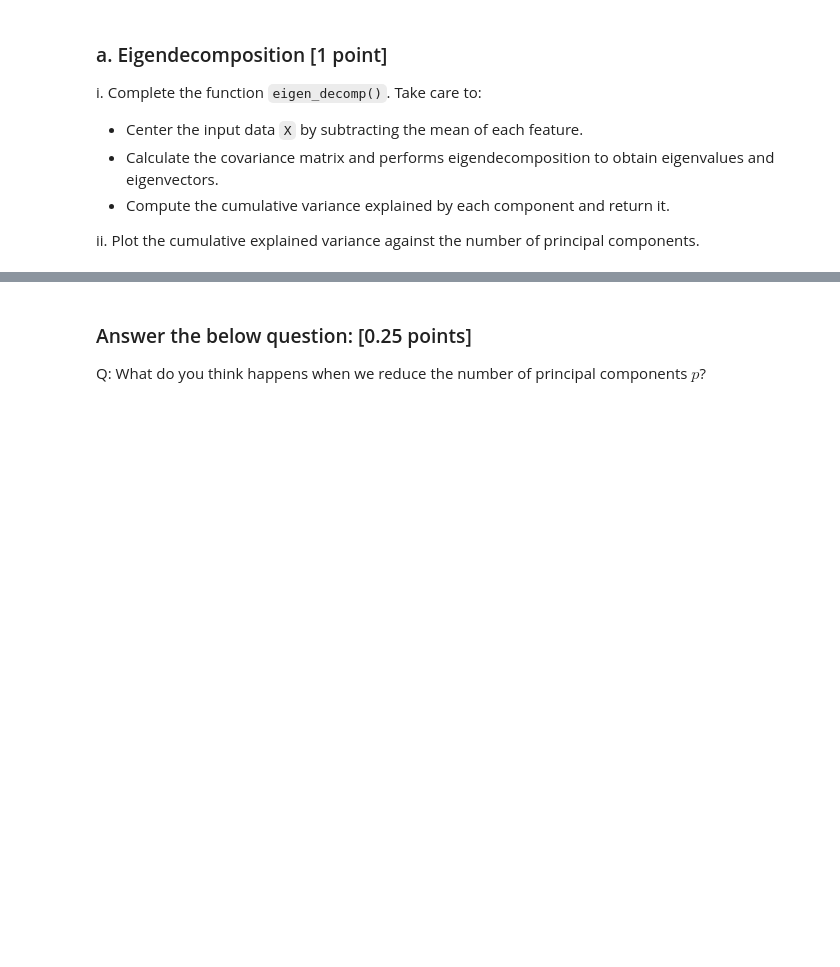
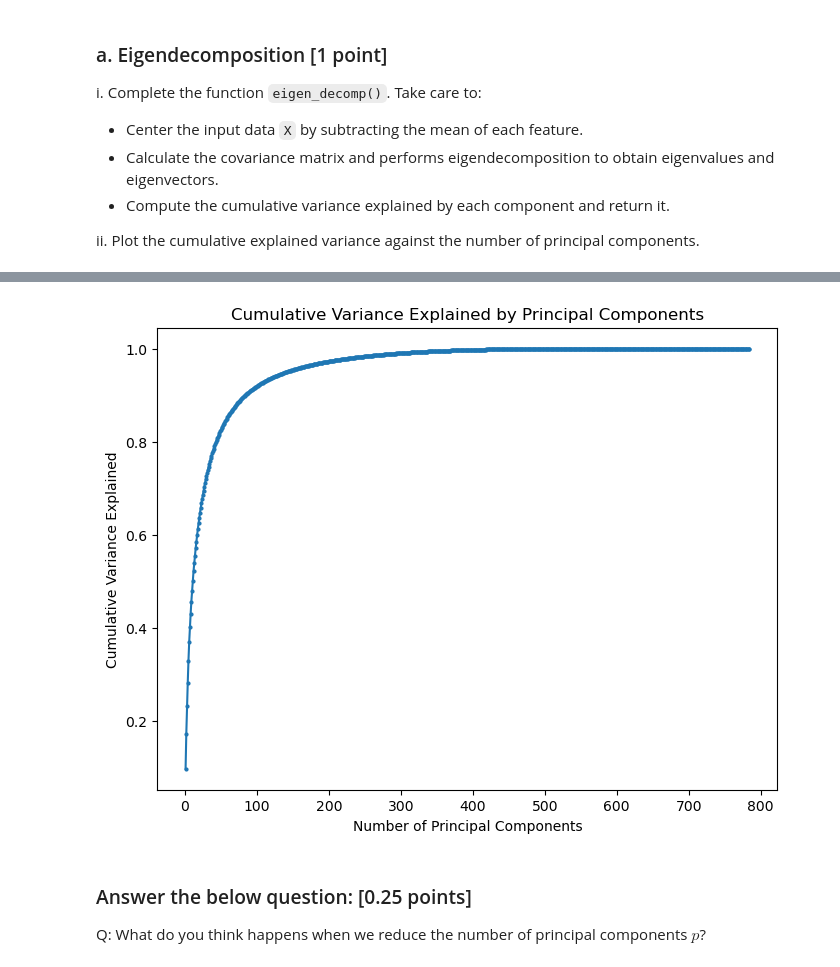
Before and after one commit to mobashirrahman/nnti, a Jupyter notebook: Assignment3/NNTI_Assignment3_(Q3.4).ipynb, the cells around one changed output, grey strips where cells are left out. Saved outputs shown, nothing was run; the diff lists cells and outputs as text; code cells hidden in the pictures; blank space fills up the shorter version.

```diff
--- a/Assignment3/NNTI_Assignment3_(Q3.4).ipynb
+++ b/Assignment3/NNTI_Assignment3_(Q3.4).ipynb
@@ -55,7 +91,7 @@ i.   Complete the function `eigen_decomp()`. Take care to:
 ii.   Plot the cumulative explained variance against the number of principal components.
 # %%
 def eigen_decomp(X):
-  """
+    """
     Performs eigendecomposition on the covariance matrix of the input data `X`.
 
     Args:
@@ -66,5 +102,26 @@ def eigen_decomp(X):
             - eigvals (torch.Tensor): Eigenvalues of the covariance matrix, representing variance explained by each principal component.
             - eigvecs (torch.Tensor): Eigenvectors of the covariance matrix, each representing a principal component direction.
             - cumulative_variance_explained (np.ndarray): Cumulative variance explained by each principal component, as a numpy array.
-  """
-  pass
+    """
+    # Center the data
+    X_centered = X - torch.mean(X, dim=0)
+
+    # Compute covariance matrix
+    covariance_matrix = torch.mm(X_centered.T, X_centered) / (X_centered.size(0) - 1)
+
+    # Perform eigendecomposition using symmetric eigendecomposition
+    eigvals, eigvecs = torch.linalg.eigh(covariance_matrix)
+
+    # Sort eigenvalues and eigenvectors in descending order
+    sorted_indices = torch.argsort(eigvals, descending=True)
+    eigvals = eigvals[sorted_indices]
+    eigvecs = eigvecs[:, sorted_indices]
+
+    # Compute cumulative variance explained
+    cumulative_variance = torch.cumsum(eigvals, dim=0)
+    total_variance = torch.sum(eigvals)
+    cumulative_variance_explained = (cumulative_variance / total_variance).numpy()
+
+    return eigvals, eigvecs, cumulative_variance_explained
+
+eigen_decomp(X)
@@ -76,3 +146,21 @@ eigvals, eigvecs, cumulative_variance_explained = eigen_decomp(X)
+# %%
+eigvals, eigvecs, cumulative_variance_explained = eigen_decomp(X)
+
+# Plot the cumulative variance against the principal components
+
+# Define the number of principal components
+principal_components = np.arange(1, len(cumulative_variance_explained) + 1)
+
+# Plot cumulative variance explained with smaller dots
+plt.figure(figsize=(8, 6))
+plt.plot(principal_components, cumulative_variance_explained, marker='o', markersize=2)
+plt.xlabel('Number of Principal Components')
+plt.ylabel('Cumulative Variance Explained')
+plt.title('Cumulative Variance Explained by Principal Components')
+plt.grid(False)
+plt.show()
+# %% [output]
+[figure, added]
 # %% [markdown]
 ### Answer the below question: [0.25 points]
 
```
Also changed, not shown: parts of 12 cells of this notebook, 1 other file.
